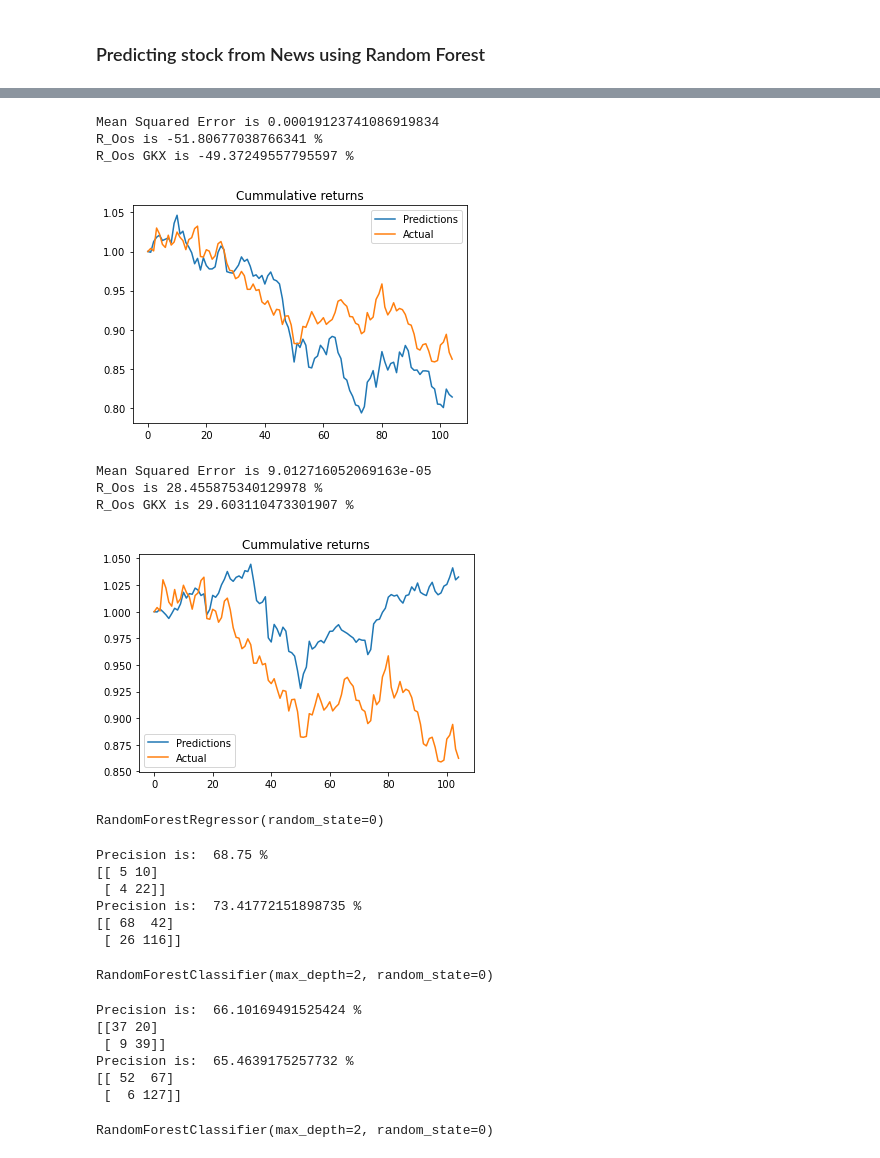
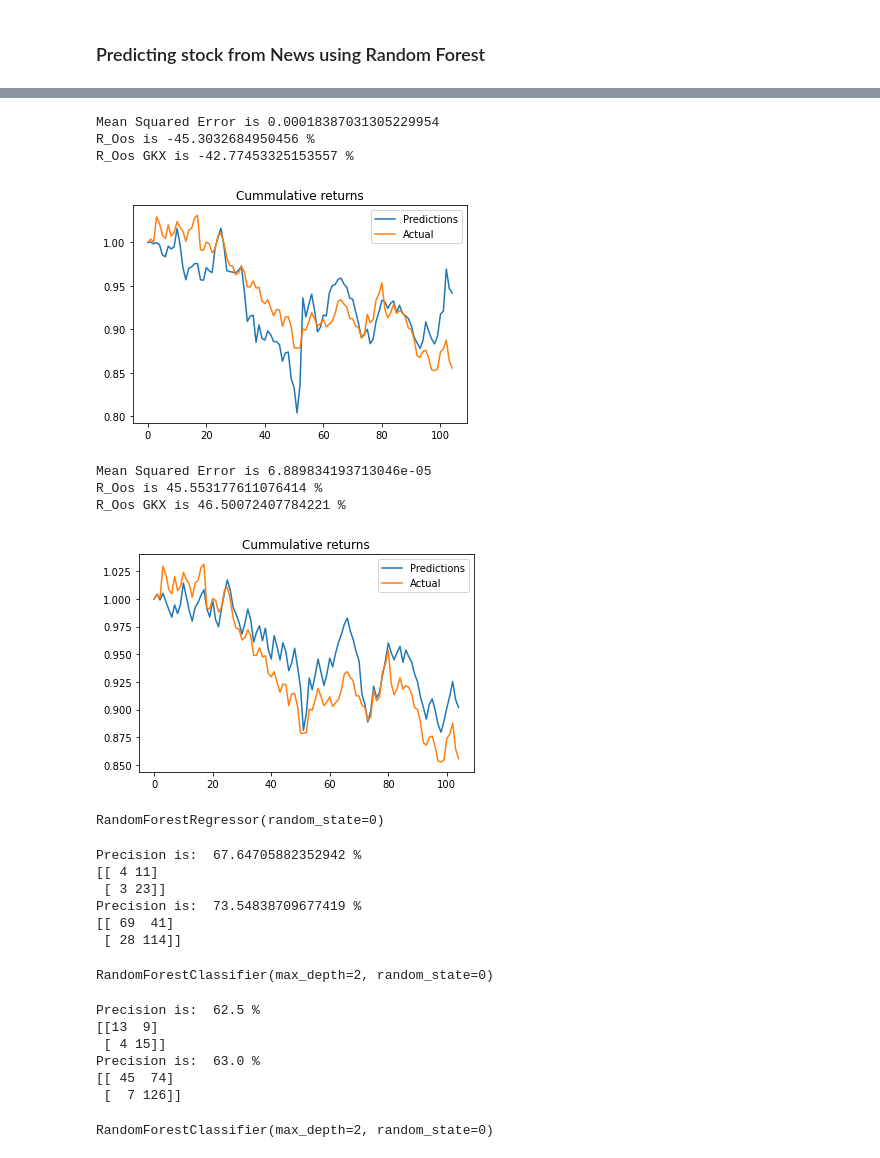
Before and after one commit to mike-explosion/NLP_for_tech_sector_companies, a Jupyter notebook: Models.ipynb, the cells around one changed output, grey strips where cells are left out. Cells and saved outputs as stored; diff of their text form; code cells hidden in the pictures.

```diff
--- a/Models.ipynb
+++ b/Models.ipynb
@@ -251,18 +232,21 @@ R_Oos GKX is 65.29550052216004 %
 RandomForestRegressor(random_state=0)
 # %%
-X_Ms,y_Ms = Dataset_final.drop(['Microsoft returns','Top6','Top7','Top8','Top9','Top10','Top11','Top12','Top13','Top14','Top15','Top16','Top17','Top18','Top19','Top20','Top21','Top22','Top23','Top24','Top25'],axis=1),Dataset_final['Microsoft returns']
+X_Ms,y_Ms = Dataset_final.drop(['Microsoft returns','Top6','Top7','Top8','Top9'
+                                ,'Top10','Top11','Top12','Top13','Top14','Top15',
+                                'Top16','Top17','Top18','Top19','Top20','Top21','Top22',
+                                'Top23','Top24','Top25'],axis=1),Dataset_final['Microsoft returns']
 
 decision_tree_nlp(X_Ms,y_Ms,'2008-08-08','2011-01-04','2011-06-04')
 random_forest_nlp(X_Ms,y_Ms,'2008-08-08','2011-01-04','2011-06-04')
 # %% [output]
-Mean Squared Error is 0.00019123741086919834
-R_Oos is -51.80677038766341 %
-R_Oos GKX is -49.37249557795597 %
+Mean Squared Error is 0.00018387031305229954
+R_Oos is -45.3032684950456 %
+R_Oos GKX is -42.77453325153557 %
-[figure, old version]
+[figure, new version]
-Mean Squared Error is 9.012716052069163e-05
-R_Oos is 28.455875340129978 %
-R_Oos GKX is 29.603110473301907 %
+Mean Squared Error is 6.889834193713046e-05
+R_Oos is 45.553177611076414 %
+R_Oos GKX is 46.50072407784221 %
-[figure, old version]
+[figure, new version]
 RandomForestRegressor(random_state=0)
 # %%
 X_class_apple = Dataset_final.drop(['Apple Label','Apple returns','Microsoft returns'
@@ -274,14 +258,14 @@ y_class = Dataset_final['Apple Label']
 # %%
 #Stock dropping
-random_forest_claasifier_nlp(X_class,y_class,'2010-08-08','2011-01-04','2011-03-04')
+random_forest_claasifier_nlp(X_class_apple,y_class_apple,'2010-08-08','2011-01-04','2011-03-04')
 #Stock icreasing
-random_forest_claasifier_nlp(X_class,y_class,'2008-12-04','2009-12-04','2010-12-04')
+random_forest_claasifier_nlp(X_class_apple,y_class_apple,'2008-12-04','2009-12-04','2010-12-04')
 # %% [output]
-Precision is:  68.75 %
-[[ 5 10]
- [ 4 22]]
-Precision is:  73.41772151898735 %
-[[ 68  42]
- [ 26 116]]
+Precision is:  67.64705882352942 %
+[[ 4 11]
+ [ 3 23]]
+Precision is:  73.54838709677419 %
+[[ 69  41]
+ [ 28 114]]
 RandomForestClassifier(max_depth=2, random_state=0)
 # %%
@@ -292,13 +276,13 @@ X_class_msft = Dataset_final.drop(['Apple Label','Apple returns','Microsoft retu
 
 y_class_msft = Dataset_final['Microsoft Label']
 # %%
-random_forest_claasifier_nlp(X_class_msft,y_class_msft,'2010-01-01','2011-01-04','2011-06-04')
+random_forest_claasifier_nlp(X_class_msft,y_class_msft,'2010-08-08','2011-01-04','2011-03-04')
 random_forest_claasifier_nlp(X_class_msft,y_class_msft,'2008-12-04','2009-12-04','2010-12-04')
 # %% [output]
-Precision is:  66.10169491525424 %
-[[37 20]
- [ 9 39]]
-Precision is:  65.4639175257732 %
-[[ 52  67]
- [  6 127]]
+Precision is:  62.5 %
+[[13  9]
+ [ 4 15]]
+Precision is:  63.0 %
+[[ 45  74]
+ [  7 126]]
 RandomForestClassifier(max_depth=2, random_state=0)
```
Also changed, not shown: parts of 9 cells of this notebook, 2 other files.
